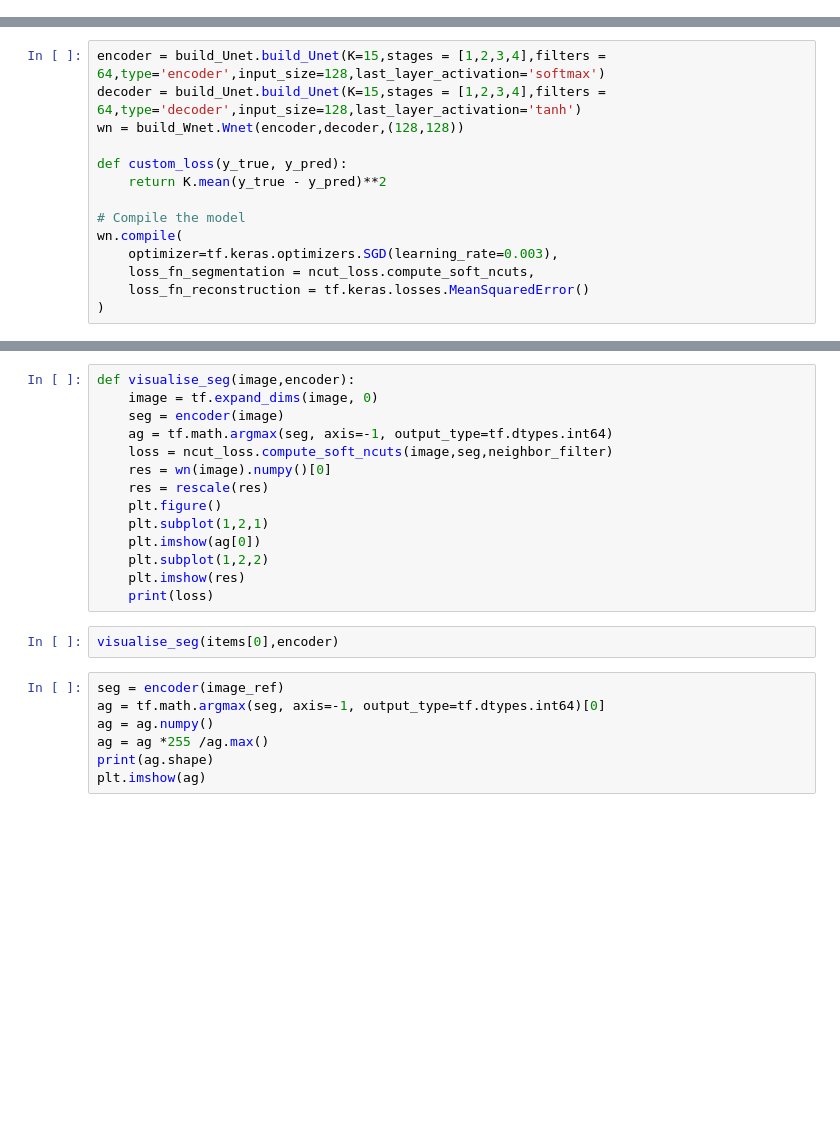
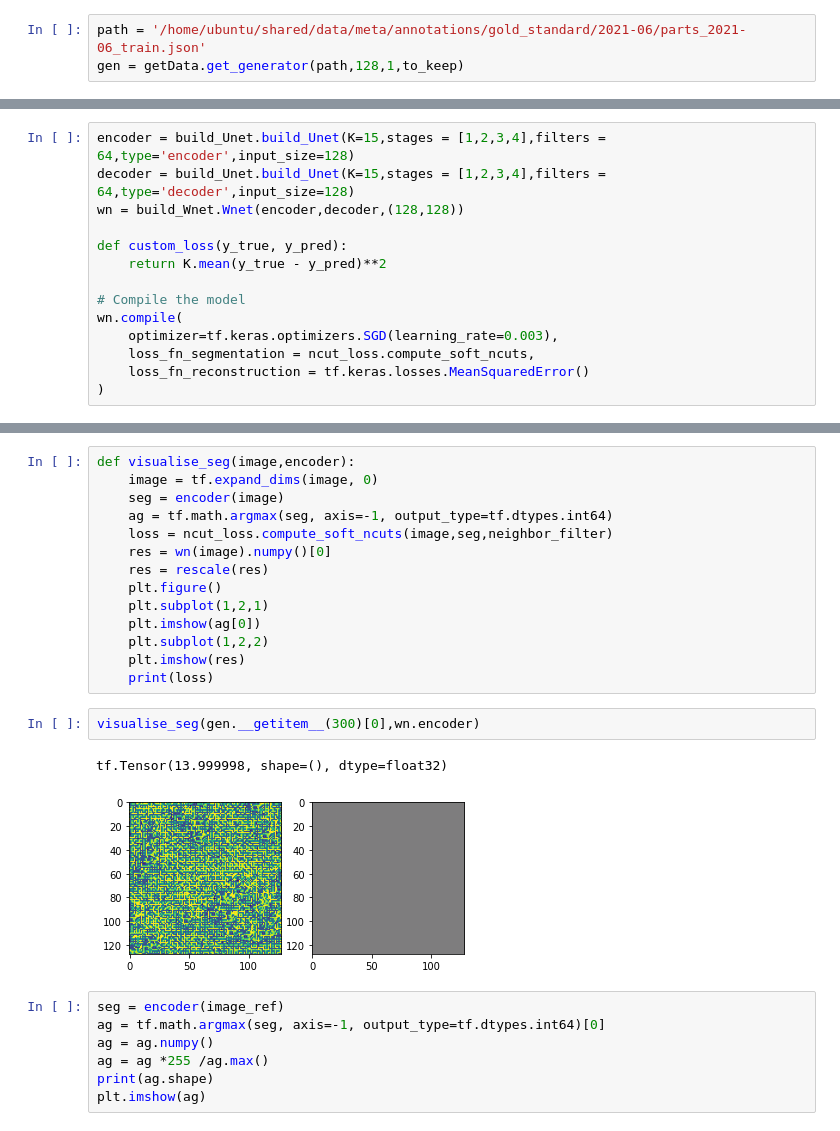
Before and after one commit to JereMonk/Wnet, a Jupyter notebook: WnetTrain.ipynb, the cells around one changed output, grey strips where cells are left out. Drawn from its saved outputs; the diff is of its cells as text; blank space fills up the shorter version.

```diff
--- a/WnetTrain.ipynb
+++ b/WnetTrain.ipynb
@@ -52,3 +42,6 @@ NameError: name 'dataset_filtered' is not defined
+# %%
+path = '/home/ubuntu/shared/data/meta/annotations/gold_standard/2021-06/parts_2021-06_train.json'
+gen = getData.get_generator(path,128,1,to_keep)
 # %%
 def rescale(image):
     return( (((image+1)/2)*255 ).astype("uint8") )
@@ -75,8 +64,8 @@ array([1, 2, 3])
 # %%
 neighbor_filter=ncut_loss.neighbor_filter((128,128))
 # %%
-encoder = build_Unet.build_Unet(K=15,stages = [1,2,3,4],filters = 64,type='encoder',input_size=128,last_layer_activation='softmax')
-decoder = build_Unet.build_Unet(K=15,stages = [1,2,3,4],filters = 64,type='decoder',input_size=128,last_layer_activation='tanh')
+encoder = build_Unet.build_Unet(K=15,stages = [1,2,3,4],filters = 64,type='encoder',input_size=128)
+decoder = build_Unet.build_Unet(K=15,stages = [1,2,3,4],filters = 64,type='decoder',input_size=128)
 wn = build_Wnet.Wnet(encoder,decoder,(128,128))
 
 def custom_loss(y_true, y_pred):
@@ -103,7 +94,10 @@ def visualise_seg(image,encoder):
     plt.imshow(res)
     print(loss)
 # %%
-visualise_seg(items[0],encoder)
+visualise_seg(gen.__getitem__(300)[0],wn.encoder)
+# %% [output]
+tf.Tensor(13.999998, shape=(), dtype=float32)
+[figure, added]
 # %%
 seg = encoder(image_ref)
 ag = tf.math.argmax(seg, axis=-1, output_type=tf.dtypes.int64)[0]
```
Also changed, not shown: parts of 14 cells of this notebook, 4 other files.
